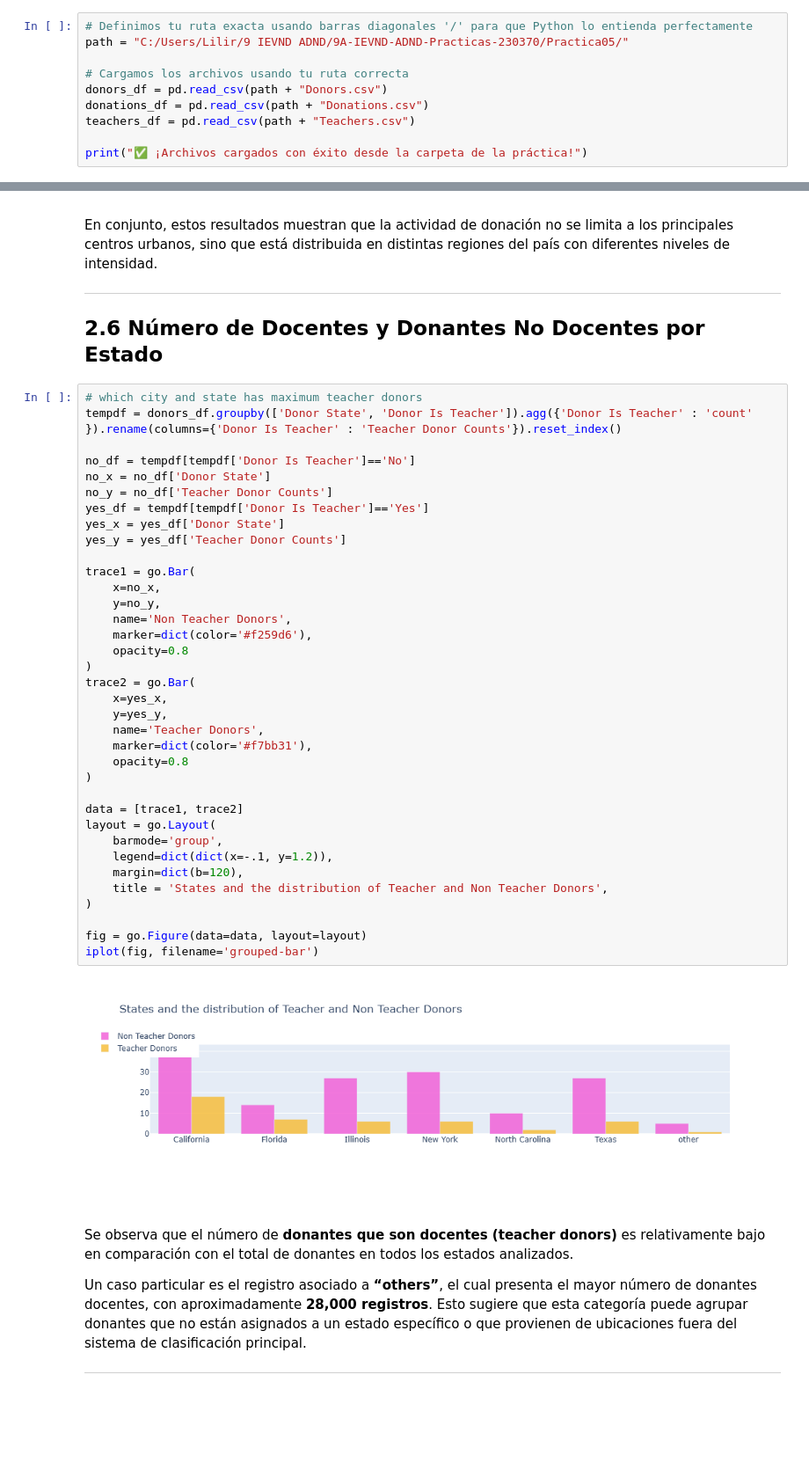
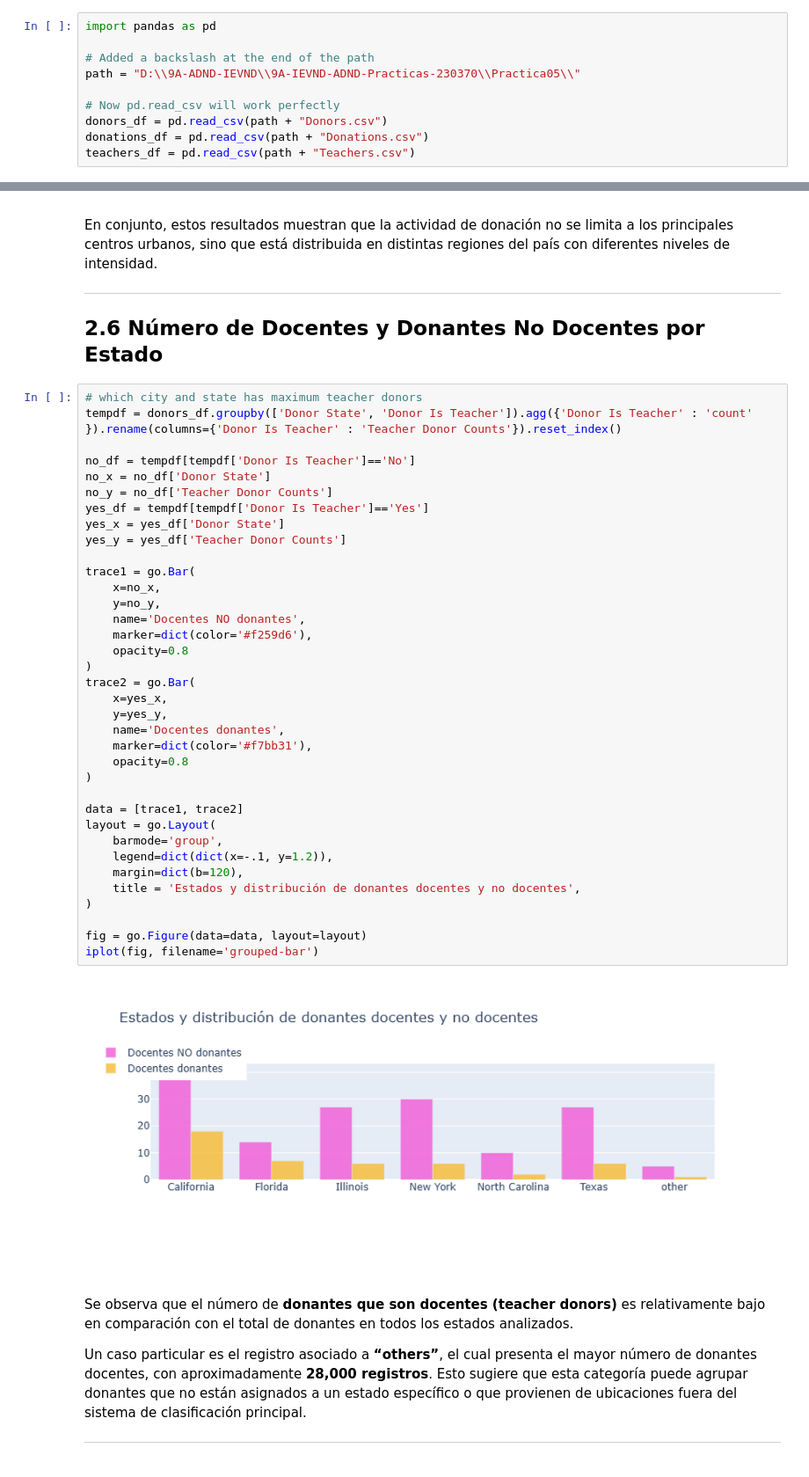
Before and after one commit to lilianarog/9A-IEVND-ADND-Practicas-230370, a Jupyter notebook: Practica05/Practica05.ipynb, the cells around one changed output, grey strips where cells are left out. Shown at 88% size. Saved outputs shown, nothing was run; the diff lists cells and outputs as text; blank space fills up the shorter version.

Commit message:
Practica05
ase agrego al punto 3.4

```diff
--- a/Practica05/Practica05.ipynb
+++ b/Practica05/Practica05.ipynb
@@ -106,12 +106,12 @@ Requirement already satisfied: seaborn in c:\users\lilir\anaconda3\lib\site-pack
 
 Successfully installed branca-0.8.2 chart_studio-1.1.0 folium-0.20.0 retrying-1.4.2 wordcloud-1.9.6
 # %%
-# Definimos tu ruta exacta usando barras diagonales '/' para que Python lo entienda perfectamente
-path = "C:/Users/Lilir/9 IEVND ADND/9A-IEVND-ADND-Practicas-230370/Practica05/"
+import pandas as pd
 
-# Cargamos los archivos usando tu ruta correcta
+# Added a backslash at the end of the path
+path = "D:\\9A-ADND-IEVND\\9A-IEVND-ADND-Practicas-230370\\Practica05\\"
+
+# Now pd.read_csv will work perfectly
 donors_df = pd.read_csv(path + "Donors.csv")
 donations_df = pd.read_csv(path + "Donations.csv")
 teachers_df = pd.read_csv(path + "Teachers.csv")
-
-print("✅ ¡Archivos cargados con éxito desde la carpeta de la práctica!")
@@ -1132,37 +1148,37 @@ tempdf = donors_df.groupby(['Donor State', 'Donor Is Teacher']).agg({'Donor Is T
 no_df = tempdf[tempdf['Donor Is Teacher']=='No']
 no_x = no_df['Donor State']
 no_y = no_df['Teacher Donor Counts']
 yes_df = tempdf[tempdf['Donor Is Teacher']=='Yes']
 yes_x = yes_df['Donor State']
 yes_y = yes_df['Teacher Donor Counts']
 
 trace1 = go.Bar(
     x=no_x,
     y=no_y,
-    name='Non Teacher Donors',
+    name='Docentes NO donantes',
     marker=dict(color='#f259d6'),
     opacity=0.8
 )
 trace2 = go.Bar(
     x=yes_x,
     y=yes_y,
-    name='Teacher Donors',
+    name='Docentes donantes',
     marker=dict(color='#f7bb31'),
     opacity=0.8
 )
 
 data = [trace1, trace2]
 layout = go.Layout(
     barmode='group',
     legend=dict(dict(x=-.1, y=1.2)),
     margin=dict(b=120),
-    title = 'States and the distribution of Teacher and Non Teacher Donors',
+    title = 'Estados y distribución de donantes docentes y no docentes',
 )
 
 fig = go.Figure(data=data, layout=layout)
 iplot(fig, filename='grouped-bar')
 # %% [output]
-[figure, old version]
+[figure, new version]
 # %% [markdown]
 Se observa que el número de **donantes que son docentes (teacher donors)** es relativamente bajo en comparación con el total de donantes en todos los estados analizados.
 
```
Also changed, not shown: parts of 23 cells of this notebook.
